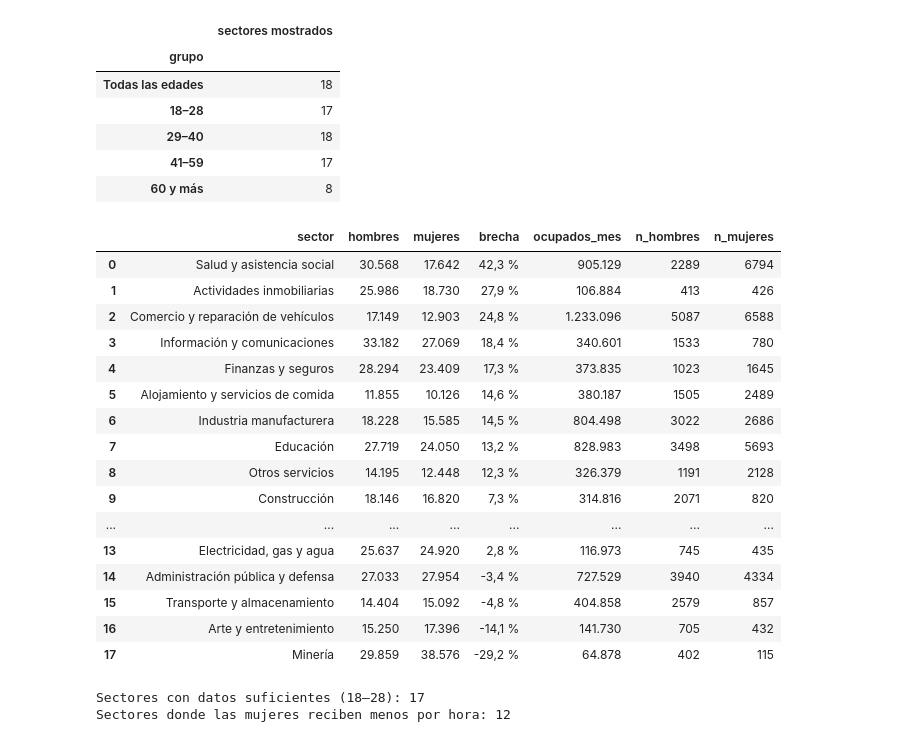
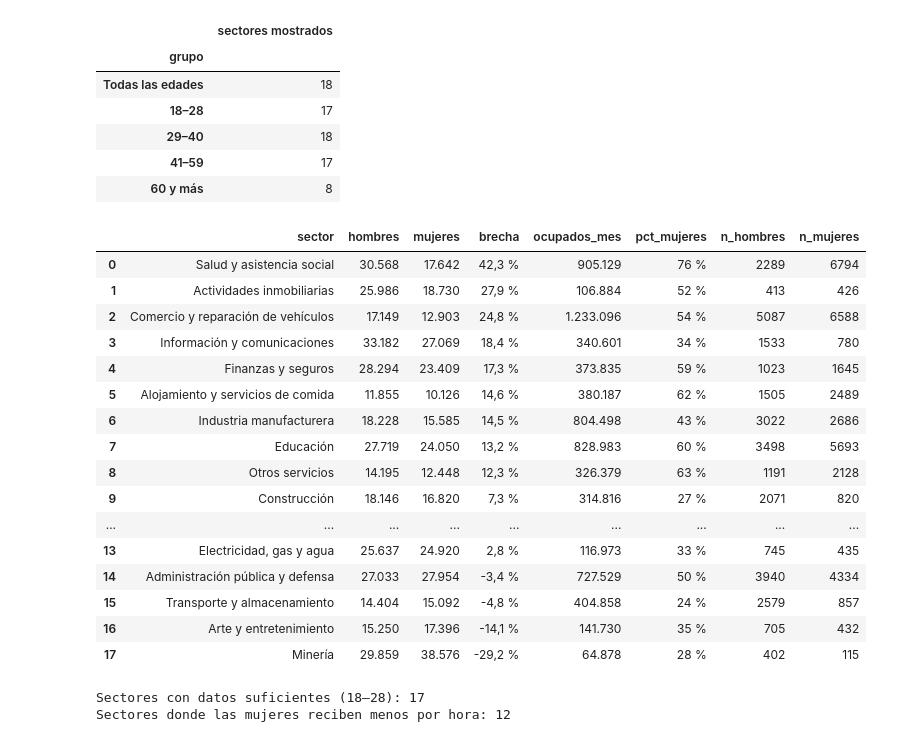
Before and after one commit to AlejandroP212/proyecto3-narrativa-visual, a Jupyter notebook: python/Equipo3_Proyecto3_Analisis.ipynb, the cells around one changed output. Saved outputs shown, nothing was run; the diff lists cells and outputs as text; code cells hidden in the pictures.

Commit message:
Notebook: explicaciones en lenguaje sencillo, excluidos con ejemplos, bootstrap detallado y explorador Plotly rediseñado
Co-Authored-By: Claude Opus 5.5 <noreply@anthropic.com>

```diff
--- a/python/Equipo3_Proyecto3_Analisis.ipynb
+++ b/python/Equipo3_Proyecto3_Analisis.ipynb
@@ -291,7 +354,7 @@ def brecha(tabla, medida=ingreso_por_hora):
     return (hombres - mujeres) / hombres * 100
 
 
-def brecha_con_intervalo(tabla, repeticiones=500, semilla=2026):
+def brecha_con_intervalo(tabla, repeticiones=500, semilla=2026, devolver_repeticiones=False):
     # Totales por vivienda y sexo: así cada repetición es una multiplicación de matrices
     sumas = (tabla.assign(I=tabla["INGLABO"] * tabla["FEX"], H=tabla["HORAS_MES"] * tabla["FEX"])
                   .groupby(["DIRECTORIO", "sexo"])[["I", "H"]].sum()
@@ -304,6 +367,8 @@ def brecha_con_intervalo(tabla, repeticiones=500, semilla=2026):
     brechas = (1 - por_hora[:, 1] / por_hora[:, 0]) * 100
 
     puntual = brecha(tabla)
+    if devolver_repeticiones:
+        return puntual, brechas
     return {
         "brecha": puntual,
         "ic_inf": np.percentile(brechas, 2.5),
@@ -354,0 +449,21 @@ control
+# %%
+# Figura de apoyo: las 500 repeticiones del bootstrap para la brecha por hora (educación superior)
+puntual, repeticiones = brecha_con_intervalo(datos, devolver_repeticiones=True)
+
+fig, ax = plt.subplots(figsize=(9, 3.8))
+sns.histplot(repeticiones, bins=30, color=GRIS_CLARO, edgecolor="white", ax=ax)
+for limite_ic in (total_sup["ic_inf"], total_sup["ic_sup"]):
+    ax.axvline(limite_ic, color="#1F2937", linestyle="--", linewidth=1.3)
+ax.axvline(puntual, color=ACENTO, linewidth=2.2)
+ax.text(puntual + 0.15, ax.get_ylim()[1] * 0.92, f"Cifra con la muestra real: {pct(puntual)}",
+        color=ACENTO, fontweight="bold")
+ax.text(total_sup["ic_inf"] - 0.15, ax.get_ylim()[1] * 0.6, f"2,5 %\n{pct(total_sup['ic_inf'])}",
+        ha="right", fontsize=9, color="#1F2937")
+ax.text(total_sup["ic_sup"] + 0.15, ax.get_ylim()[1] * 0.6, f"97,5 %\n{pct(total_sup['ic_sup'])}",
+        ha="left", fontsize=9, color="#1F2937")
+ax.xaxis.set_major_formatter(mticker.FuncFormatter(lambda v, _: f"{v:.0f} %"))
+ax.set_xlabel("Brecha de ingreso por hora en cada repetición")
+ax.set_ylabel("Repeticiones")
+ax.set_title("Brecha por hora en 500 muestras simuladas (bootstrap por vivienda)", loc="left")
+fig.tight_layout()
+plt.show()
@@ -559,16 +708,19 @@ for grupo in grupos_menu:
         n = tabla["sexo"].value_counts()
         if n.get("Hombre", 0) < MINIMO_MUESTRA or n.get("Mujer", 0) < MINIMO_MUESTRA:
             continue
-        hombres = ingreso_por_hora(tabla[tabla.sexo == "Hombre"])
-        mujeres = ingreso_por_hora(tabla[tabla.sexo == "Mujer"])
+        h, m = tabla[tabla.sexo == "Hombre"], tabla[tabla.sexo == "Mujer"]
         filas.append({
             "grupo": grupo, "sector": sector,
-            "hora_hombres": hombres, "hora_mujeres": mujeres,
-            "brecha": (hombres - mujeres) / hombres * 100,
-            "n_hombres": n["Hombre"], "n_mujeres": n["Mujer"],
-            "ocupados_mes": tabla["FEX"].sum() / 7,   # 7 meses acumulados -> promedio mensual
+            "hora_hombres": ingreso_por_hora(h), "hora_mujeres": ingreso_por_hora(m),
+            "mes_hombres": ingreso_mensual(h), "mes_mujeres": ingreso_mensual(m),
+            "brecha": brecha(tabla),
+            "n_hombres": len(h), "n_mujeres": len(m),
+            # 7 meses acumulados: se divide por 7 para tener el promedio de ocupados por mes
+            "ocupados_hombres": h["FEX"].sum() / 7, "ocupados_mujeres": m["FEX"].sum() / 7,
         })
 sectores = pd.DataFrame(filas)
+sectores["ocupados_mes"] = sectores["ocupados_hombres"] + sectores["ocupados_mujeres"]
+sectores["pct_mujeres"] = sectores["ocupados_mujeres"] / sectores["ocupados_mes"] * 100
 sectores.groupby("grupo", sort=False).size().rename("sectores mostrados").to_frame()
 # %% [output]
 |  | sectores mostrados |
@@ -651,29 +867,30 @@ fig.show()
 # %%
 # Cifras citadas en la lectura: sectores con educación superior, todas las edades
 (sectores[sectores["grupo"] == "Todas las edades"]
  .sort_values("brecha", ascending=False)
  .assign(hombres=lambda t: t["hora_hombres"].map(miles), mujeres=lambda t: t["hora_mujeres"].map(miles),
-         brecha=lambda t: t["brecha"].map(pct), ocupados_mes=lambda t: t["ocupados_mes"].map(miles))
- [["sector", "hombres", "mujeres", "brecha", "ocupados_mes", "n_hombres", "n_mujeres"]]
+         brecha=lambda t: t["brecha"].map(pct), ocupados_mes=lambda t: t["ocupados_mes"].map(miles),
+         pct_mujeres=lambda t: t["pct_mujeres"].map(lambda v: pct(v, 0)))
+ [["sector", "hombres", "mujeres", "brecha", "ocupados_mes", "pct_mujeres", "n_hombres", "n_mujeres"]]
  .reset_index(drop=True))
 # %% [output]
-|  | sector | hombres | mujeres | brecha | ocupados_mes | n_hombres | n_mujeres |
-| 0 | Salud y asistencia social | 30.568 | 17.642 | 42,3 % | 905.129 | 2289 | 6794 |
-| 1 | Actividades inmobiliarias | 25.986 | 18.730 | 27,9 % | 106.884 | 413 | 426 |
-| 2 | Comercio y reparación de vehículos | 17.149 | 12.903 | 24,8 % | 1.233.096 | 5087 | 6588 |
-| 3 | Información y comunicaciones | 33.182 | 27.069 | 18,4 % | 340.601 | 1533 | 780 |
-| 4 | Finanzas y seguros | 28.294 | 23.409 | 17,3 % | 373.835 | 1023 | 1645 |
-| 5 | Alojamiento y servicios de comida | 11.855 | 10.126 | 14,6 % | 380.187 | 1505 | 2489 |
-| 6 | Industria manufacturera | 18.228 | 15.585 | 14,5 % | 804.498 | 3022 | 2686 |
-| 7 | Educación | 27.719 | 24.050 | 13,2 % | 828.983 | 3498 | 5693 |
-| 8 | Otros servicios | 14.195 | 12.448 | 12,3 % | 326.379 | 1191 | 2128 |
-| 9 | Construcción | 18.146 | 16.820 | 7,3 % | 314.816 | 2071 | 820 |
-| ... | ... | ... | ... | ... | ... | ... | ... |
-| 13 | Electricidad, gas y agua | 25.637 | 24.920 | 2,8 % | 116.973 | 745 | 435 |
-| 14 | Administración pública y defensa | 27.033 | 27.954 | -3,4 % | 727.529 | 3940 | 4334 |
-| 15 | Transporte y almacenamiento | 14.404 | 15.092 | -4,8 % | 404.858 | 2579 | 857 |
-| 16 | Arte y entretenimiento | 15.250 | 17.396 | -14,1 % | 141.730 | 705 | 432 |
-| 17 | Minería | 29.859 | 38.576 | -29,2 % | 64.878 | 402 | 115 |
+|  | sector | hombres | mujeres | brecha | ocupados_mes | pct_mujeres | n_hombres | n_mujeres |
+| 0 | Salud y asistencia social | 30.568 | 17.642 | 42,3 % | 905.129 | 76 % | 2289 | 6794 |
+| 1 | Actividades inmobiliarias | 25.986 | 18.730 | 27,9 % | 106.884 | 52 % | 413 | 426 |
+| 2 | Comercio y reparación de vehículos | 17.149 | 12.903 | 24,8 % | 1.233.096 | 54 % | 5087 | 6588 |
+| 3 | Información y comunicaciones | 33.182 | 27.069 | 18,4 % | 340.601 | 34 % | 1533 | 780 |
+| 4 | Finanzas y seguros | 28.294 | 23.409 | 17,3 % | 373.835 | 59 % | 1023 | 1645 |
+| 5 | Alojamiento y servicios de comida | 11.855 | 10.126 | 14,6 % | 380.187 | 62 % | 1505 | 2489 |
+| 6 | Industria manufacturera | 18.228 | 15.585 | 14,5 % | 804.498 | 43 % | 3022 | 2686 |
+| 7 | Educación | 27.719 | 24.050 | 13,2 % | 828.983 | 60 % | 3498 | 5693 |
+| 8 | Otros servicios | 14.195 | 12.448 | 12,3 % | 326.379 | 63 % | 1191 | 2128 |
+| 9 | Construcción | 18.146 | 16.820 | 7,3 % | 314.816 | 27 % | 2071 | 820 |
+| ... | ... | ... | ... | ... | ... | ... | ... | ... |
+| 13 | Electricidad, gas y agua | 25.637 | 24.920 | 2,8 % | 116.973 | 33 % | 745 | 435 |
+| 14 | Administración pública y defensa | 27.033 | 27.954 | -3,4 % | 727.529 | 50 % | 3940 | 4334 |
+| 15 | Transporte y almacenamiento | 14.404 | 15.092 | -4,8 % | 404.858 | 24 % | 2579 | 857 |
+| 16 | Arte y entretenimiento | 15.250 | 17.396 | -14,1 % | 141.730 | 35 % | 705 | 432 |
+| 17 | Minería | 29.859 | 38.576 | -29,2 % | 64.878 | 28 % | 402 | 115 |
 # %%
 # Grupo de la audiencia: ¿en cuántos sectores las mujeres de 18 a 28 reciben menos por hora?
 jovenes = sectores[sectores["grupo"] == "18–28"].sort_values("brecha", ascending=False)
```
Also changed, not shown: parts of 22 cells of this notebook, 2 other files.
